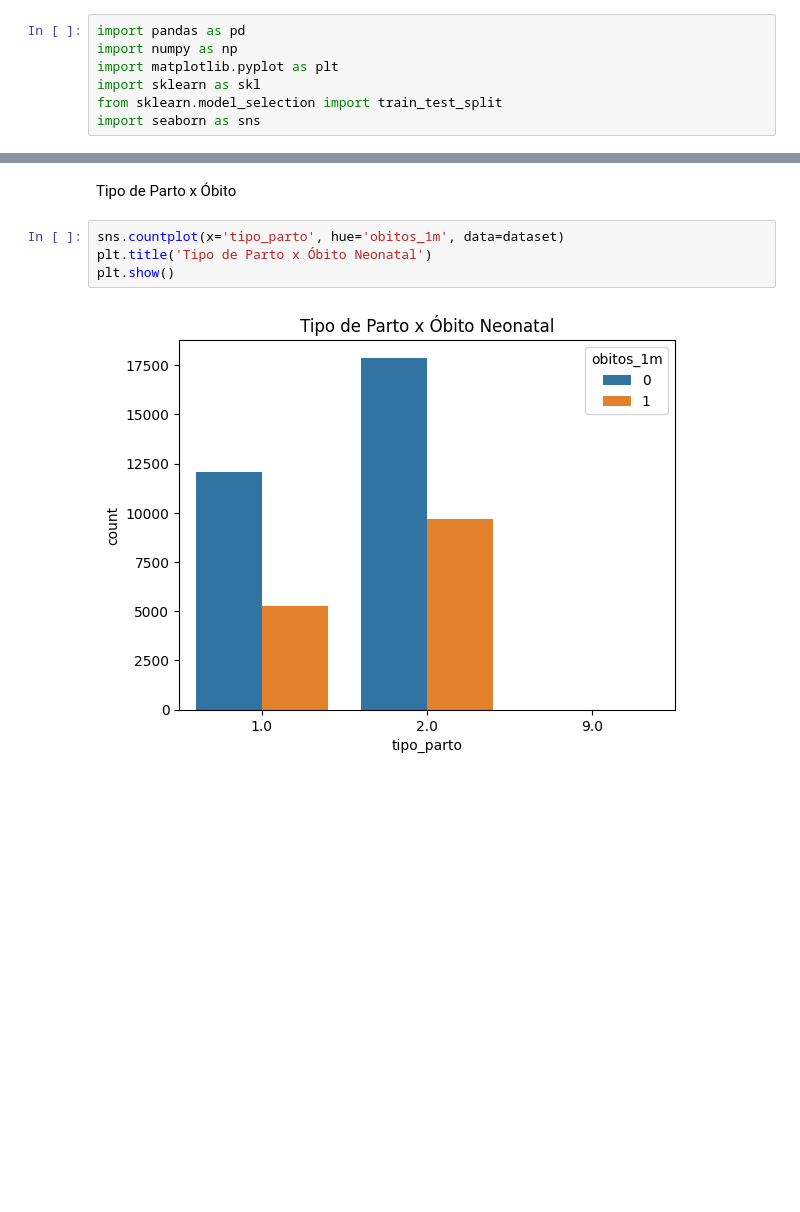
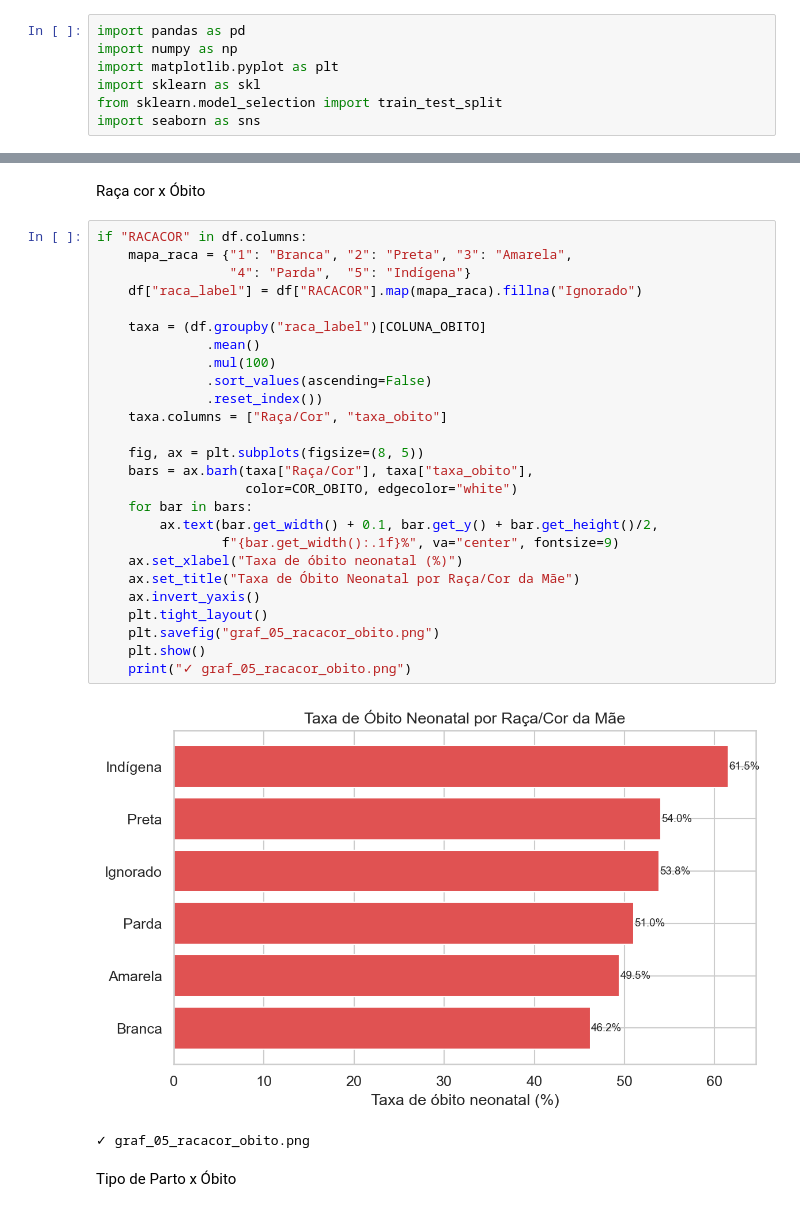
Before and after one commit to juliamssilva/neopredict, a Jupyter notebook: data.ipynb, the cells around one changed output, grey strips where cells are left out. Drawn from its saved outputs; the diff is of its cells as text; blank space fills up the shorter version.

```diff
--- a/data.ipynb
+++ b/data.ipynb
@@ -377,8 +108,33 @@ plt.show()
+# %% [markdown]
+Raça cor x Óbito
+# %%
+if "RACACOR" in df.columns:
+    mapa_raca = {"1": "Branca", "2": "Preta", "3": "Amarela",
+                 "4": "Parda",  "5": "Indígena"}
+    df["raca_label"] = df["RACACOR"].map(mapa_raca).fillna("Ignorado")
+
+    taxa = (df.groupby("raca_label")[COLUNA_OBITO]
+              .mean()
+              .mul(100)
+              .sort_values(ascending=False)
+              .reset_index())
+    taxa.columns = ["Raça/Cor", "taxa_obito"]
+
+    fig, ax = plt.subplots(figsize=(8, 5))
+    bars = ax.barh(taxa["Raça/Cor"], taxa["taxa_obito"],
+                   color=COR_OBITO, edgecolor="white")
+    for bar in bars:
+        ax.text(bar.get_width() + 0.1, bar.get_y() + bar.get_height()/2,
+                f"{bar.get_width():.1f}%", va="center", fontsize=9)
+    ax.set_xlabel("Taxa de óbito neonatal (%)")
+    ax.set_title("Taxa de Óbito Neonatal por Raça/Cor da Mãe")
+    ax.invert_yaxis()
+    plt.tight_layout()
+    plt.savefig("graf_05_racacor_obito.png")
+    plt.show()
+    print("✓ graf_05_racacor_obito.png")
+# %% [output]
+[figure, added]
+✓ graf_05_racacor_obito.png
 # %% [markdown]
 Tipo de Parto x Óbito
-# %%
-sns.countplot(x='tipo_parto', hue='obitos_1m', data=dataset)
-plt.title('Tipo de Parto x Óbito Neonatal')
-plt.show()
-# %% [output]
-[figure, removed]
```
Also changed, not shown: parts of 71 cells of this notebook, 9 other files.
